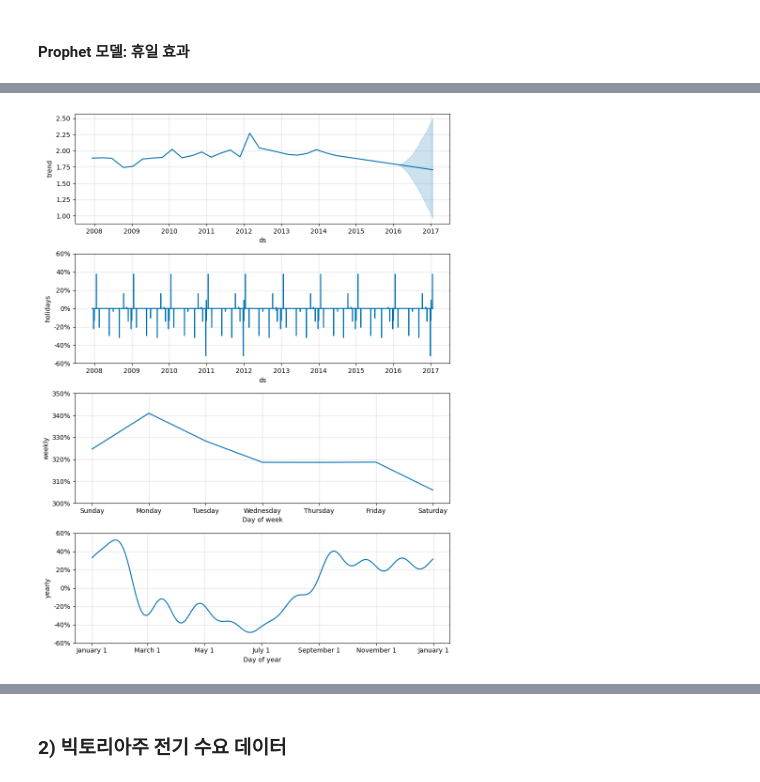
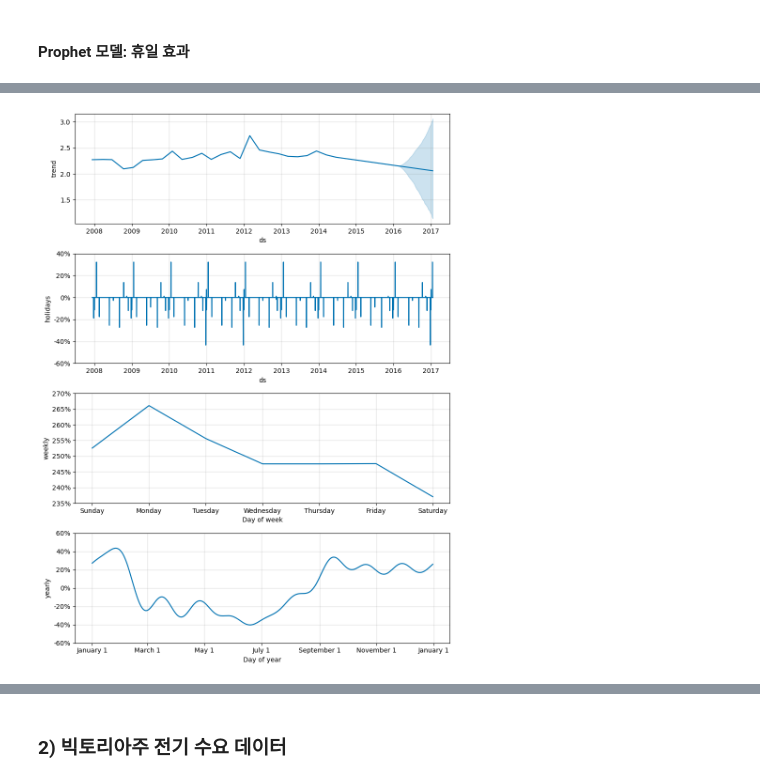
Before and after one commit to safeai-snu/Econometrics, a Jupyter notebook: Part.4/11.Prophet.ipynb, the cells around one changed output, grey strips where cells are left out. Drawn from its saved outputs; the diff is of its cells as text; code cells hidden in the pictures.

```diff
--- a/Part.4/11.Prophet.ipynb
+++ b/Part.4/11.Prophet.ipynb
@@ -98,7 +100,7 @@ fig = pro.plot_components(forecast)
 ##### 예측 (연간 계절성 10)
 # %%
 pro = Prophet(
-    changepoint_prior_scale=0.05,
+    changepoint_prior_scale=0.1,
     yearly_seasonality=10,
     daily_seasonality=False
 )
@@ -125,7 +127,7 @@ plt.show()
 #### Prophet 모델: 월간 계절성
 # %%
 pro = Prophet(
-    changepoint_prior_scale=0.05,
+    changepoint_prior_scale=0.1,
     yearly_seasonality=10,
     daily_seasonality=False
 )
@@ -153,7 +155,7 @@ plt.show()
 #### Prophet 모델: 주간 계절성
 # %%
 pro = Prophet(
-    changepoint_prior_scale=0.3,
+    changepoint_prior_scale=0.5,
     weekly_seasonality=10,
     yearly_seasonality=10,
     daily_seasonality=False
@@ -172,7 +174,7 @@ fig = pro.plot(forecast)
 #### Prophet 모델: 승산 모형
 # %%
 pro = Prophet(
-    changepoint_prior_scale=0.3,
+    changepoint_prior_scale=0.5,
     weekly_seasonality=10,
     yearly_seasonality=10,
     daily_seasonality=False,
@@ -192,7 +194,7 @@ fig = pro.plot(forecast)
 #### Prophet 모델: 휴일 효과
 # %%
 pro = Prophet(
-    changepoint_prior_scale=0.3,
+    changepoint_prior_scale=0.5,
     weekly_seasonality=10,
     yearly_seasonality=10,
     daily_seasonality=False,
@@ -211,3 +213,3 @@ fig = pro.plot_components(forecast)
-[figure, old version]
+[figure, new version]
 # %%
 pro = Prophet(
```
Also changed, not shown: parts of 17 cells of this notebook, 15 other files.
